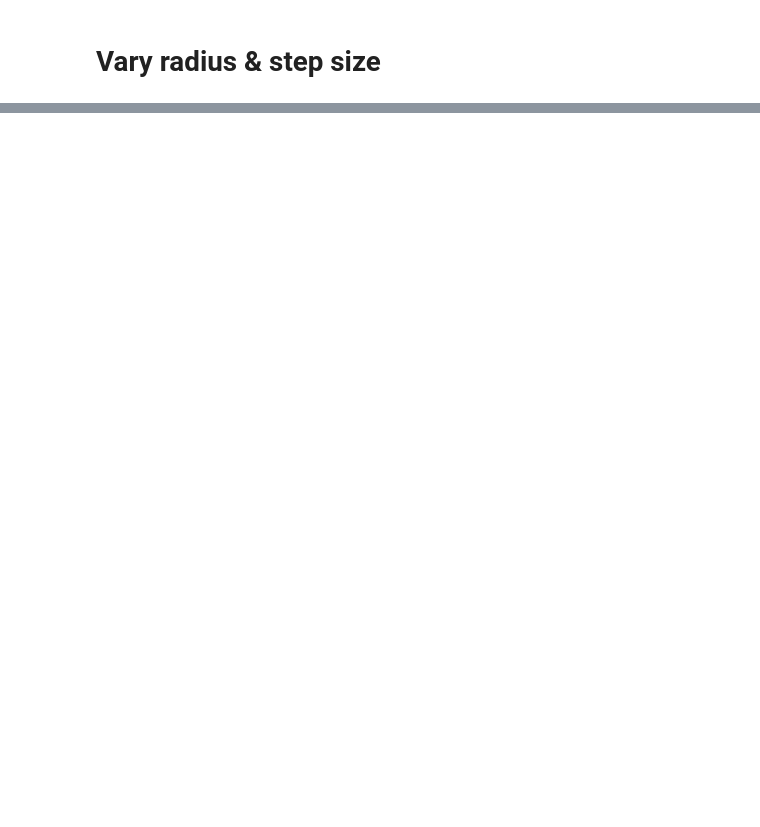
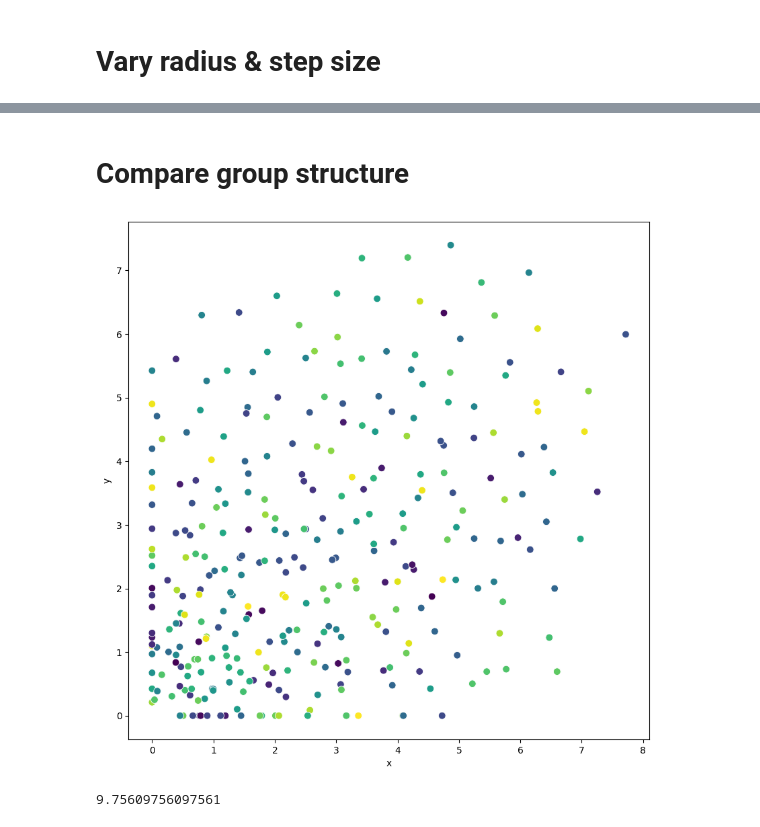
Before and after one commit to jelfes/EvacuationABM, a Jupyter notebook: batch_experiment.ipynb, the cells around one changed output, grey strips where cells are left out. Cells and saved outputs as stored; diff of their text form; code cells hidden in the pictures; blank space fills up the shorter version.

```diff
--- a/batch_experiment.ipynb
+++ b/batch_experiment.ipynb
@@ -437,0 +436,43 @@ plt.show()
+# %% [markdown]
+# Compare group structure
+# %%
+model_params = {
+        "N": 400,
+        "width": 10,
+        "height": 10,
+        "min_group_size": 1,
+        "max_group_size": 20,
+        "resilience": 3,
+        "min_radius": 0.5,
+    }
+
+model = PanicModel(**model_params)
+# %%
+for i in range(15):
+    model.step()
+
+data = {
+    "x": [],
+    "y": [],
+    "color": [],
+}
+
+for agent in model.schedule.agents:
+
+    data["x"].append(agent.pos[0])
+    data["y"].append(agent.pos[1])
+    data["color"].append(agent.group_number)
+
+data = pd.DataFrame.from_dict(data)
+
+
+fig, ax = plt.subplots(figsize=(10, 10))
+sns.scatterplot(data=data, x="x", y="y", c=data["color"], s=60)
+
+plt.show()
+# %% [output]
+[figure, added]
+# %%
+np.mean([len(group) for group in model.friend_groups])
+# %% [output]
+9.75609756097561
```
Also changed, not shown: parts of 8 cells of this notebook.
